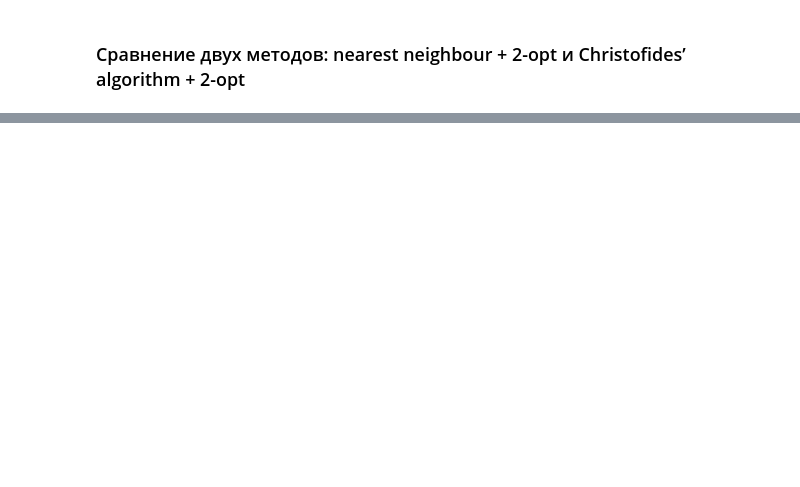
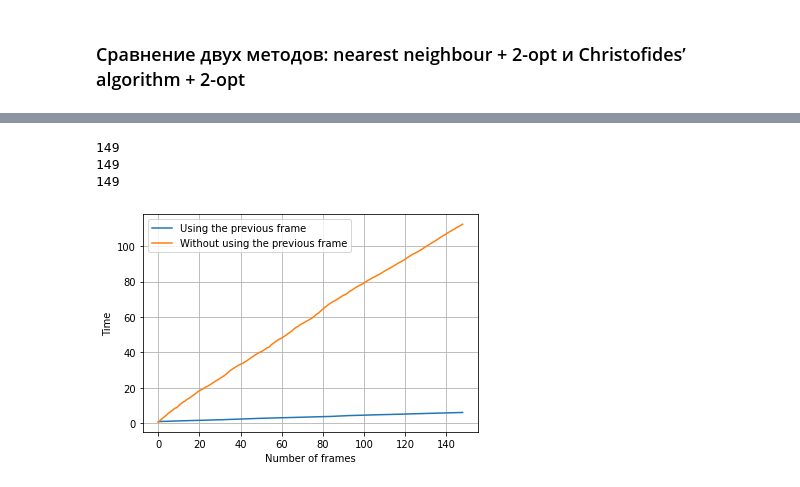
Before and after one commit to PanyshevAlex/TSPArt, a Jupyter notebook: TSP_Art_v2.ipynb, the cells around one changed output, grey strips where cells are left out. Drawn from its saved outputs; the diff is of its cells as text; code cells hidden in the pictures; blank space fills up the shorter version.

```diff
--- a/TSP_Art_v2.ipynb
+++ b/TSP_Art_v2.ipynb
@@ -283,0 +457,4 @@ plt.show()
+# %%
+for i in tqdm.trange(1, 149):
+    points = referring_stippler("source/frames/{}.png".format(i), points)
+    make_tsp_by_points("source/tsp_frames/{}.tsp".format(i), points)
@@ -283,0 +588,21 @@ plt.show()
+# %%
+import time
+
+t1 = []
+stime = time.time()
+os.system("./traveling-salesman/tsp source/tsp_frames/{}.tsp source/tsp_path/{}.tsp.tour".format(0, 0))
+etime = time.time()
+t1.append(etime - stime)
+for i in range(1, 149):
+    os.system("./traveling-salesman/tsp source/tsp_frames/{}.tsp source/tsp_path/{}.tsp.tour source/tsp_path/{}.tsp.tour source/tsp_frames/{}.tsp".format(i, i, i-1, i-1))
+    etime = time.time()
+    t1.append(etime - stime)
+
+t2 = []
+stime = time.time()
+for i in range(149):
+    os.system("./traveling-salesman/tsp source/tsp_frames/{}.tsp source/tsp_path/{}.tsp.tour".format(i, i))
+    etime = time.time()
+    t1.append(etime - stime)
+print(t1)
+print(t2)
@@ -283,0 +627,18 @@ plt.show()
+# %%
+N = np.linspace(0, 148, 149)
+print(len(N))
+print(len(t1[:149]))
+print(len(t1[149:298]))
+plt.plot(N, t1[:149], label="Using the previous frame")
+plt.plot(N, t1[149:298], label="Without using the previous frame")
+plt.xlabel("Number of frames")
+plt.ylabel("Time")
+
+plt.grid()
+plt.legend()
+plt.show()
+# %% [output]
+149
+149
+149
+[figure, added]
```
Also changed, not shown: parts of 21 cells of this notebook.
